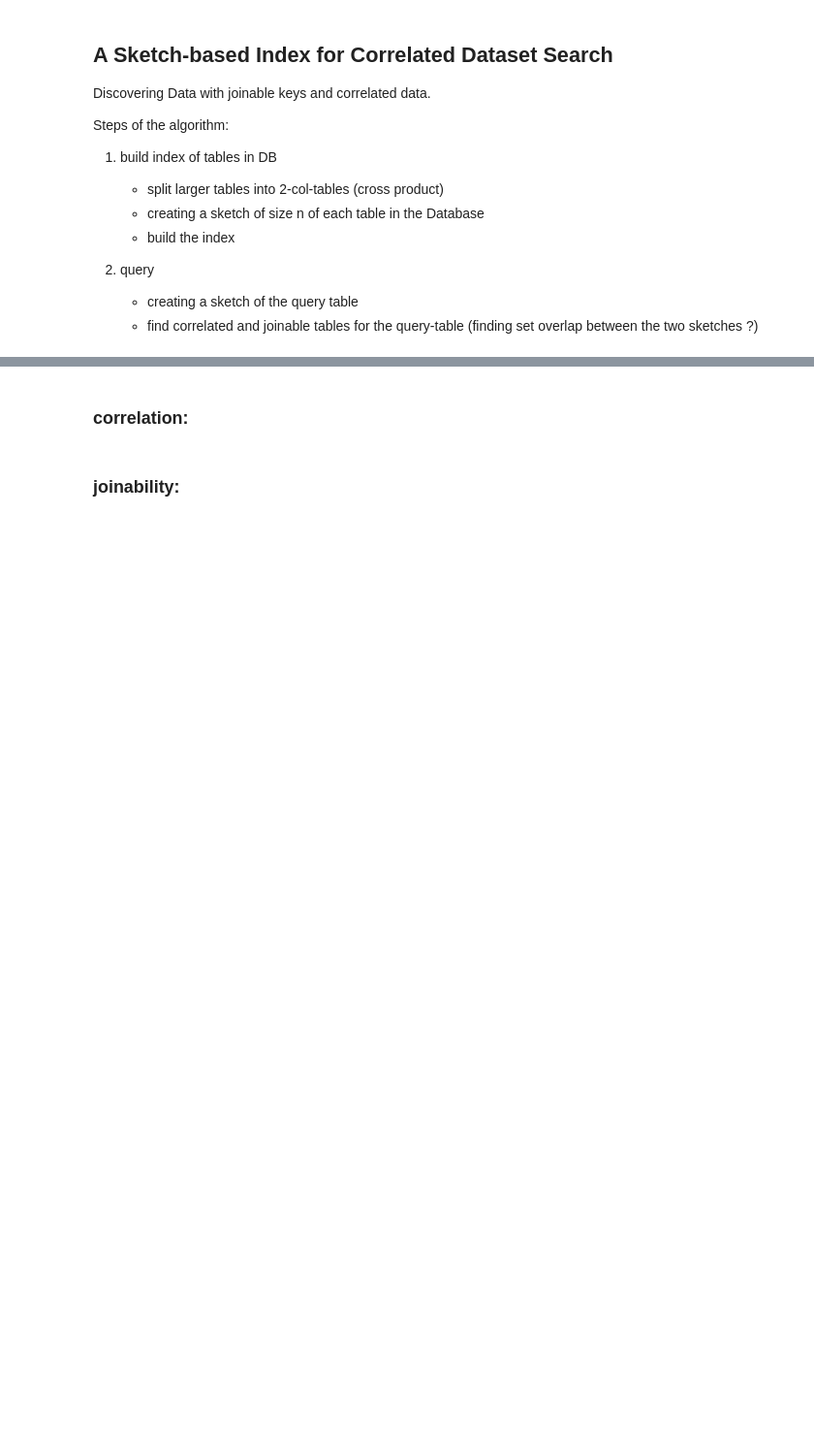
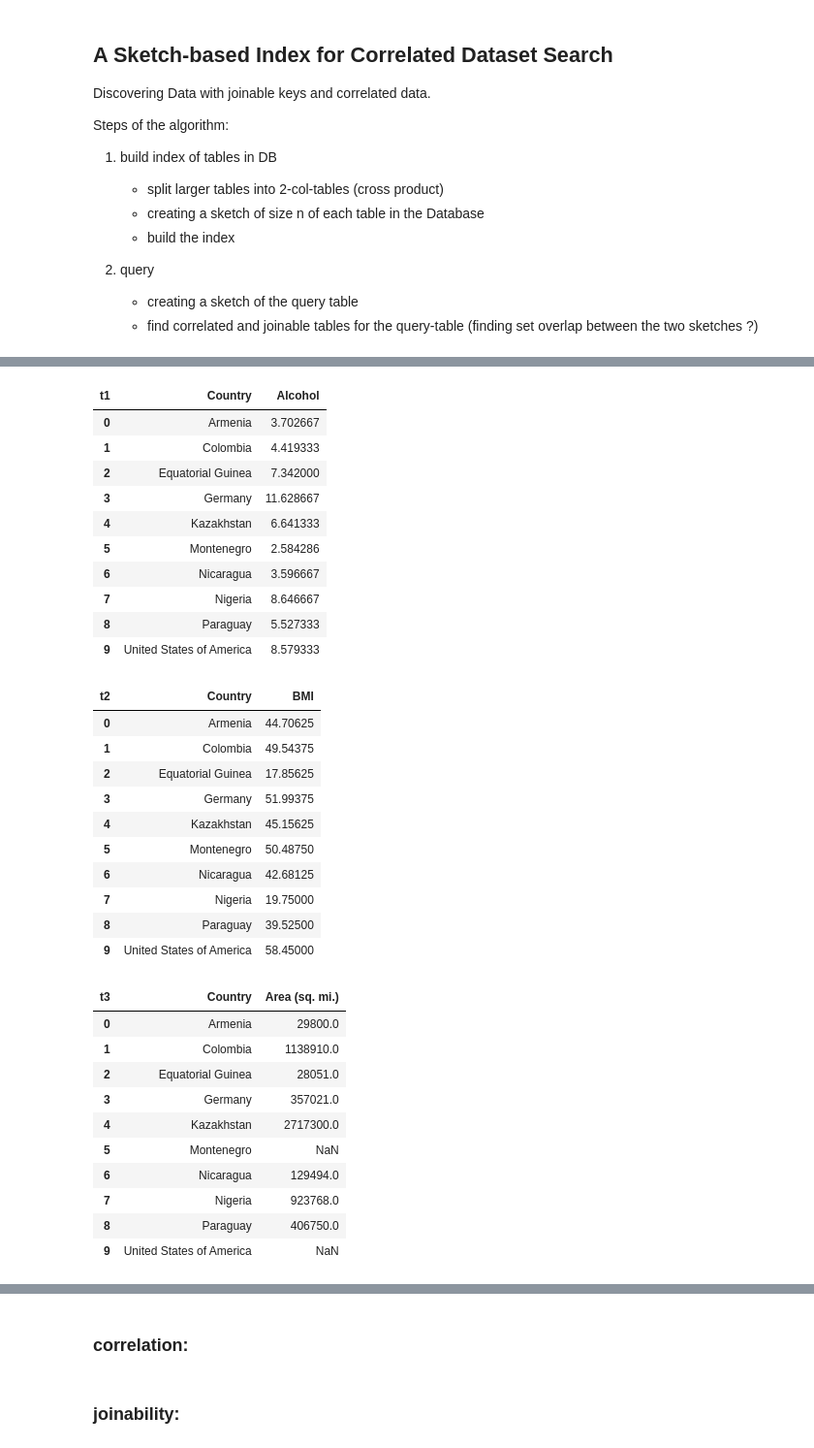
Before and after one commit to ymahlau/big_data_project, a Jupyter notebook: A Sketch-based Index for Correlated Dataset Search.ipynb, the cells around one changed output, grey strips where cells are left out. Shown at 97% size. Drawn from its saved outputs; the diff is of its cells as text; code cells hidden in the pictures; blank space fills up the shorter version.

Commit message:
expert review part 1

```diff
--- a/A Sketch-based Index for Correlated Dataset Search.ipynb
+++ b/A Sketch-based Index for Correlated Dataset Search.ipynb
@@ -78 +56,52 @@ t3
+# %%
+# part 1: building the index
+
+## The following Notebook will walk you through the steps using the following sample data.
+## The tables are used to create our index.
+
+t1 = pd.read_csv('data/t1.csv')
+t1.columns.name = 't1'
+display(t1)
+
+t2 = pd.read_csv('data/t2.csv')
+t2.columns.name = 't2'
+display(t2)
+
+t3 = pd.read_csv('data/t3.csv')
+t3.columns.name = 't3'
+display(t3)
+# %% [output]
+| t1 | Country | Alcohol |
+| 0 | Armenia | 3.702667 |
+| 1 | Colombia | 4.419333 |
+| 2 | Equatorial Guinea | 7.342000 |
+| 3 | Germany | 11.628667 |
+| 4 | Kazakhstan | 6.641333 |
+| 5 | Montenegro | 2.584286 |
+| 6 | Nicaragua | 3.596667 |
+| 7 | Nigeria | 8.646667 |
+| 8 | Paraguay | 5.527333 |
+| 9 | United States of America | 8.579333 |
+| t2 | Country | BMI |
+| 0 | Armenia | 44.70625 |
+| 1 | Colombia | 49.54375 |
+| 2 | Equatorial Guinea | 17.85625 |
+| 3 | Germany | 51.99375 |
+| 4 | Kazakhstan | 45.15625 |
+| 5 | Montenegro | 50.48750 |
+| 6 | Nicaragua | 42.68125 |
+| 7 | Nigeria | 19.75000 |
+| 8 | Paraguay | 39.52500 |
+| 9 | United States of America | 58.45000 |
+| t3 | Country | Area (sq. mi.) |
+| 0 | Armenia | 29800.0 |
+| 1 | Colombia | 1138910.0 |
+| 2 | Equatorial Guinea | 28051.0 |
+| 3 | Germany | 357021.0 |
+| 4 | Kazakhstan | 2717300.0 |
+| 5 | Montenegro | NaN |
+| 6 | Nicaragua | 129494.0 |
+| 7 | Nigeria | 923768.0 |
+| 8 | Paraguay | 406750.0 |
+| 9 | United States of America | NaN |
 # %%
```
Also changed, not shown: parts of 20 cells of this notebook, 1 other file.
